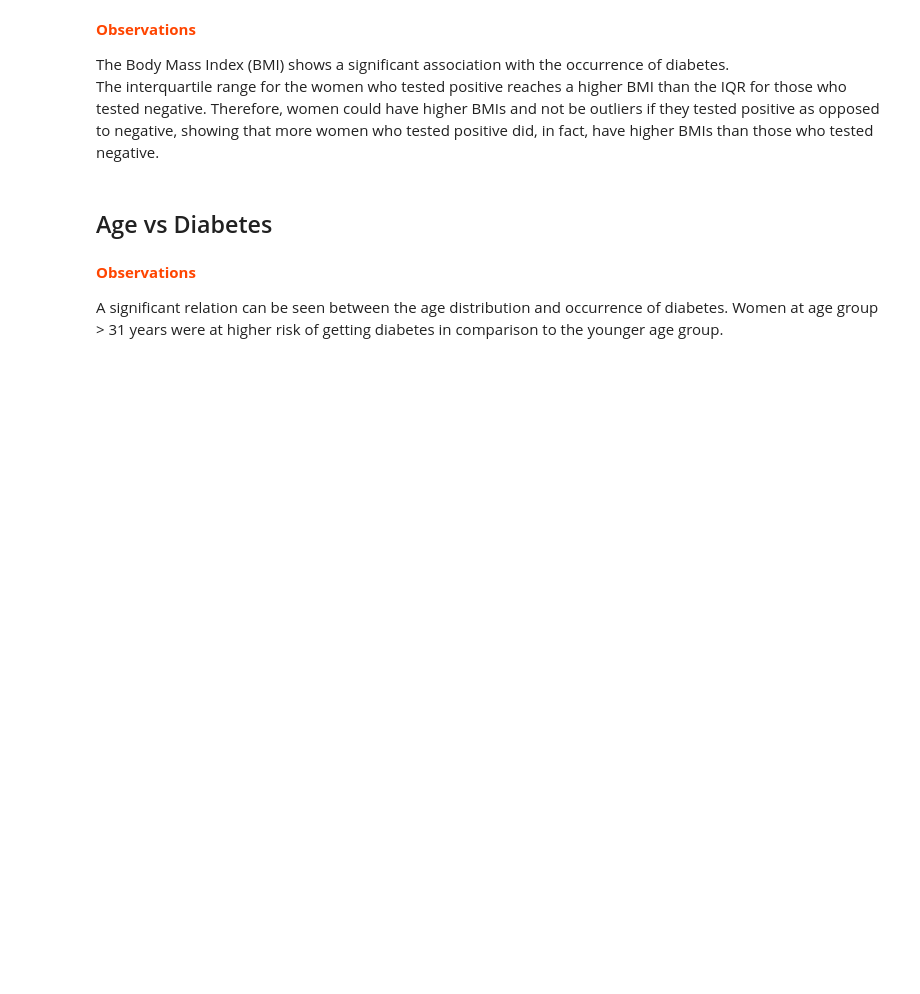
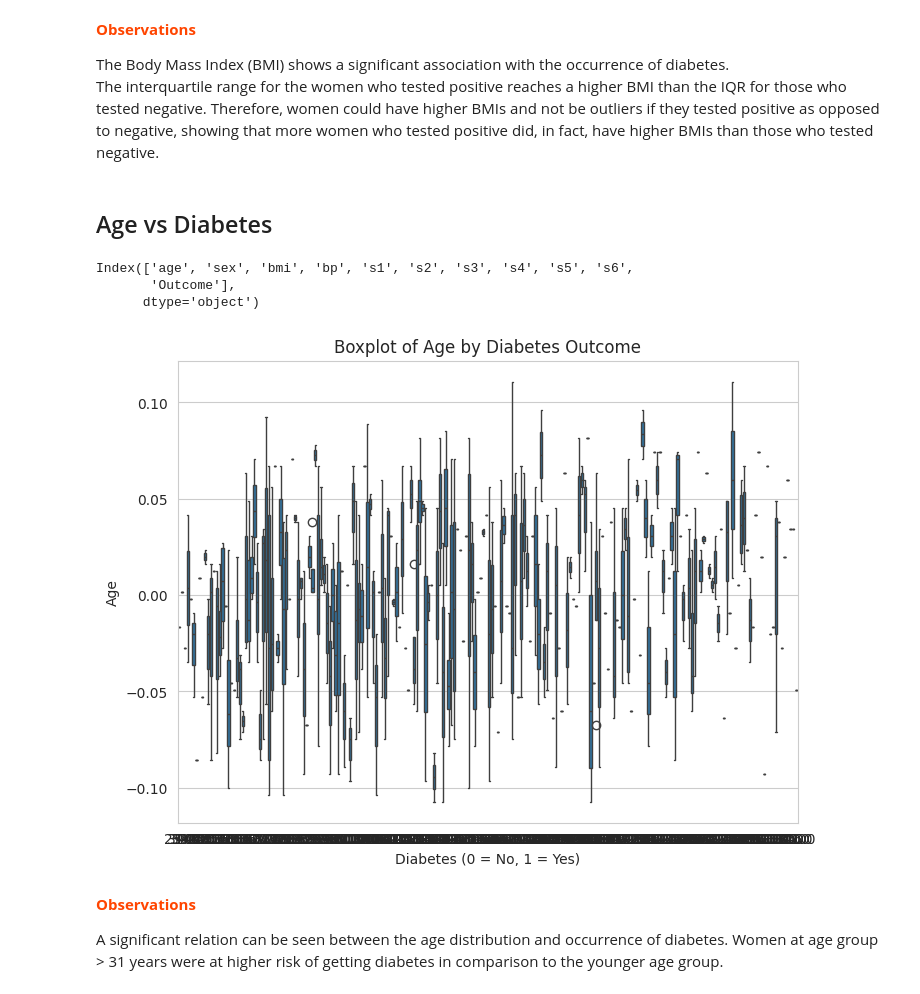
Before and after one commit to veeralakshmi-coder/FMML-2024, a Jupyter notebook: Copy_of_Mod3_project.ipynb, the cells around one changed output. Cells and saved outputs as stored; diff of their text form; code cells hidden in the pictures; blank space fills up the shorter version.

```diff
--- a/Copy_of_Mod3_project.ipynb
+++ b/Copy_of_Mod3_project.ipynb
@@ -336,19 +365,26 @@ The interquartile range for the women who tested positive reaches a higher BMI t
 # %%
 ## TASK-5: Display a boxplot between Age and Diabetes.
 import pandas as pd
 import seaborn as sns
 import matplotlib.pyplot as plt
 
-# Step 1: Load your dataset (replace 'your_data.csv' with the actual file path)
-data = pd.read_csv('(1).csv')
+# Assuming your DataFrame is named 'diabetes_data'
+# Print the columns of your DataFrame to verify the correct column name
+print(diabetes_data.columns)
 
-# Step 2: Plot the boxplot between Age and Diabetes
-plt.figure(figsize=(8, 6))
-sns.boxplot(x='Diabetes', y='Age', data=data)
+# Check if 'Age' or a similar name exists in the columns
+# If it's 'age', change the code accordingly
+plt.figure(figsize=(8, 6))  # Adjust figure size if needed
+sns.boxplot(x='Outcome', y='age', data=diabetes_data)  # Changed 'Age' to 'age'
 plt.title('Boxplot of Age by Diabetes Outcome')
 plt.xlabel('Diabetes (0 = No, 1 = Yes)')
 plt.ylabel('Age')
 plt.show()
+# %% [output]
+Index(['age', 'sex', 'bmi', 'bp', 's1', 's2', 's3', 's4', 's5', 's6',
+       'Outcome'],
+      dtype='object')
+[figure, added]
 # %% [markdown]
 <p style="font-weight: bold;color:#FF4500"><b>Observations</b></p>
 
```
Also changed, not shown: parts of 1 cell of this notebook.
